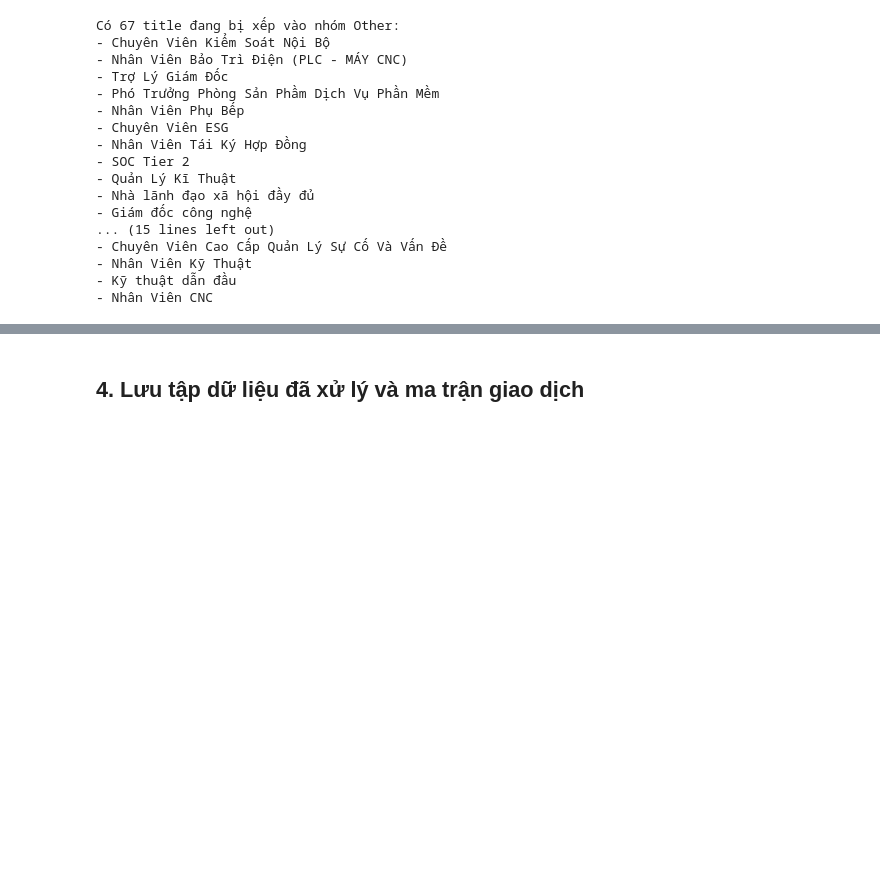
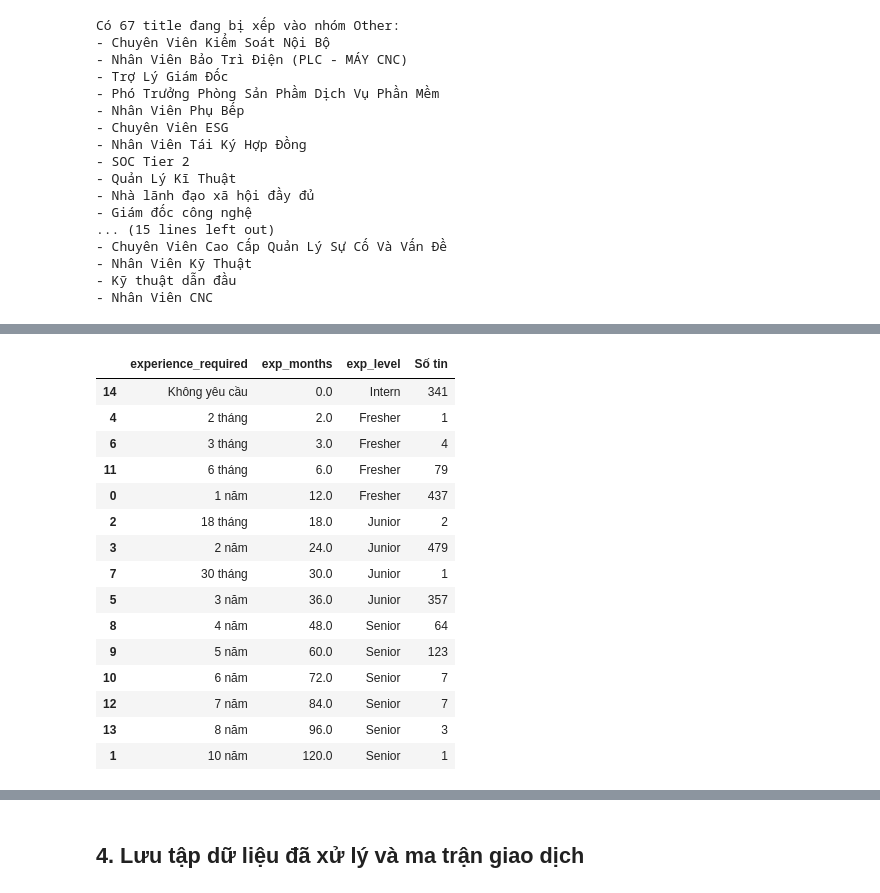
Before and after one commit to buihuuthien/skill-recommendation-using-association-rules, a Jupyter notebook: notebooks/EDA_and_Preprocessing.ipynb, the cells around one changed output, grey strips where cells are left out. Cells and saved outputs as stored; diff of their text form; code cells hidden in the pictures; blank space fills up the shorter version.

```diff
--- a/notebooks/EDA_and_Preprocessing.ipynb
+++ b/notebooks/EDA_and_Preprocessing.ipynb
@@ -760,0 +774,49 @@ transaction_df = pd.DataFrame(te_ary, columns=te.columns_)
+# %%
+import numpy as np
+
+EXP_LEVELS = ["Intern", "Fresher", "Junior", "Senior"]
+
+def parse_experience_months(value):
+    # '2 năm' -> 24, '6 tháng' -> 6, 'Không yêu cầu' -> 0; không đọc được -> NaN
+    s = str(value).strip().casefold()
+    if s in ("", "nan", "none"):
+        return np.nan
+    if "không yêu cầu" in s or "không cần" in s:
+        return 0.0
+    m = re.search(r"(\d+(?:[.,]\d+)?)", s)
+    if not m:
+        return np.nan
+    n = float(m.group(1).replace(",", "."))
+    return n if "tháng" in s else n * 12
+
+def months_to_level(months):
+    if pd.isna(months): return "Unknown"
+    if months == 0:     return "Intern"
+    if months <= 12:    return "Fresher"
+    if months <= 36:    return "Junior"
+    return "Senior"
+
+df["exp_months"] = df["experience_required"].apply(parse_experience_months)
+df["exp_level"] = df["exp_months"].apply(months_to_level)
+
+# Kiểm tra ánh xạ từng giá trị thô -> cấp bậc
+mapping_check = (df.groupby(["experience_required", "exp_months", "exp_level"]).size()
+                 .rename("Số tin").reset_index().sort_values("exp_months"))
+mapping_check
+# %% [output]
+|  | experience_required | exp_months | exp_level | Số tin |
+| 14 | Không yêu cầu | 0.0 | Intern | 341 |
+| 4 | 2 tháng | 2.0 | Fresher | 1 |
+| 6 | 3 tháng | 3.0 | Fresher | 4 |
+| 11 | 6 tháng | 6.0 | Fresher | 79 |
+| 0 | 1 năm | 12.0 | Fresher | 437 |
+| 2 | 18 tháng | 18.0 | Junior | 2 |
+| 3 | 2 năm | 24.0 | Junior | 479 |
+| 7 | 30 tháng | 30.0 | Junior | 1 |
+| 5 | 3 năm | 36.0 | Junior | 357 |
+| 8 | 4 năm | 48.0 | Senior | 64 |
+| 9 | 5 năm | 60.0 | Senior | 123 |
+| 10 | 6 năm | 72.0 | Senior | 7 |
+| 12 | 7 năm | 84.0 | Senior | 7 |
+| 13 | 8 năm | 96.0 | Senior | 3 |
+| 1 | 10 năm | 120.0 | Senior | 1 |
```
Also changed, not shown: parts of 10 cells of this notebook.
